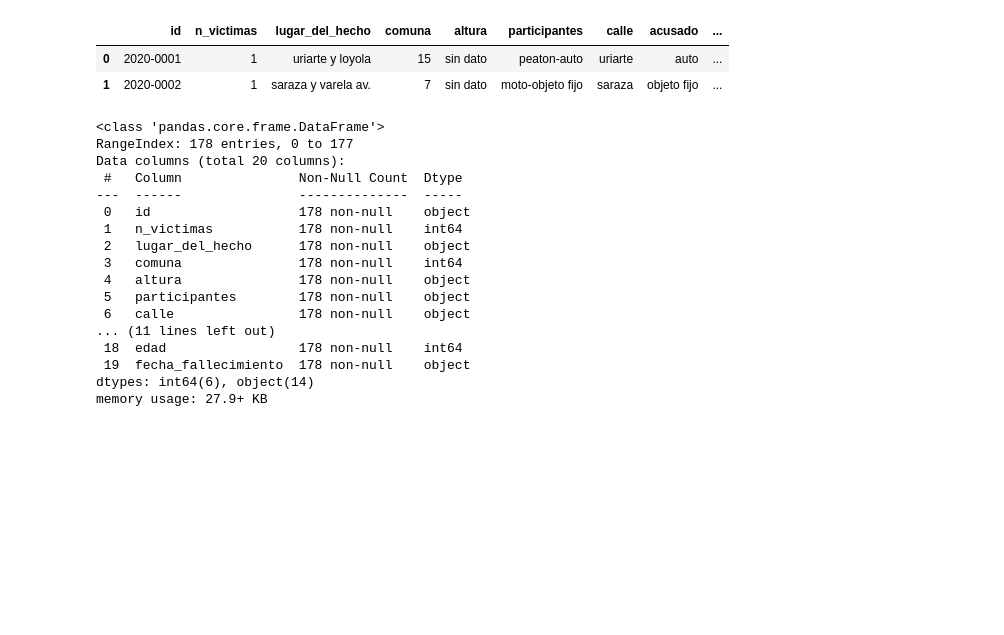
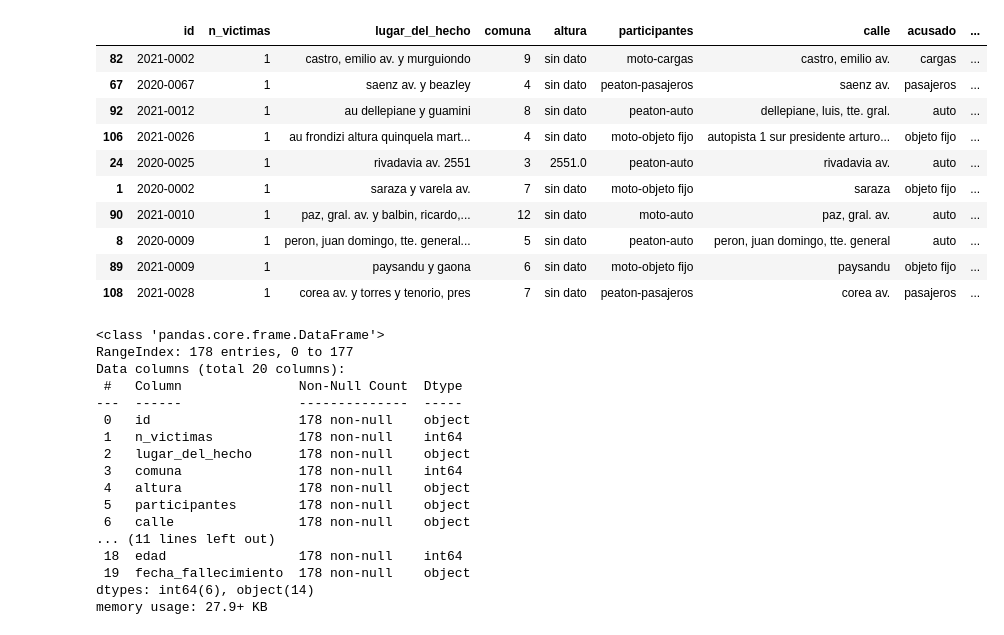
Before and after one commit to RosanaBruschini/Proyecto_siniestros_viales, a Jupyter notebook: KPIs.ipynb, the cells around one changed output. Saved outputs shown, nothing was run; the diff lists cells and outputs as text; code cells hidden in the pictures; blank space fills up the shorter version.

```diff
--- a/KPIs.ipynb
+++ b/KPIs.ipynb
@@ -8,12 +8,20 @@ ruta_csv = r"df_hechos_victimas.csv"
 
 # Carga el archivo CSV en un DataFrame
 df_hechos_victimas= pd.read_csv(ruta_csv)
-# %%
-df_hechos_victimas.head(2)
-# %% [output]
-|  | id | n_victimas | lugar_del_hecho | comuna | altura | participantes | calle | acusado | ... |
-| 0 | 2020-0001 | 1 | uriarte y loyola | 15 | sin dato | peaton-auto | uriarte | auto | ... |
-| 1 | 2020-0002 | 1 | saraza y varela av. | 7 | sin dato | moto-objeto fijo | saraza | objeto fijo | ... |
+# %%
+df_hechos_victimas.sample(10)
+# %% [output]
+|  | id | n_victimas | lugar_del_hecho | comuna | altura | participantes | calle | acusado | ... |
+| 82 | 2021-0002 | 1 | castro, emilio av. y murguiondo | 9 | sin dato | moto-cargas | castro, emilio av. | cargas | ... |
+| 67 | 2020-0067 | 1 | saenz av. y beazley | 4 | sin dato | peaton-pasajeros | saenz av. | pasajeros | ... |
+| 92 | 2021-0012 | 1 | au dellepiane y guamini | 8 | sin dato | peaton-auto | dellepiane, luis, tte. gral. | auto | ... |
+| 106 | 2021-0026 | 1 | au frondizi altura quinquela mart... | 4 | sin dato | moto-objeto fijo | autopista 1 sur presidente arturo... | objeto fijo | ... |
+| 24 | 2020-0025 | 1 | rivadavia av. 2551 | 3 | 2551.0 | peaton-auto | rivadavia av. | auto | ... |
+| 1 | 2020-0002 | 1 | saraza y varela av. | 7 | sin dato | moto-objeto fijo | saraza | objeto fijo | ... |
+| 90 | 2021-0010 | 1 | paz, gral. av. y balbin, ricardo,... | 12 | sin dato | moto-auto | paz, gral. av. | auto | ... |
+| 8 | 2020-0009 | 1 | peron, juan domingo, tte. general... | 5 | sin dato | peaton-auto | peron, juan domingo, tte. general | auto | ... |
+| 89 | 2021-0009 | 1 | paysandu y gaona | 6 | sin dato | moto-objeto fijo | paysandu | objeto fijo | ... |
+| 108 | 2021-0028 | 1 | corea av. y torres y tenorio, pres | 7 | sin dato | peaton-pasajeros | corea av. | pasajeros | ... |
 # %%
 df_hechos_victimas.info()
 # %% [output]
```
Also changed, not shown: parts of 13 cells of this notebook, 4 other files.
